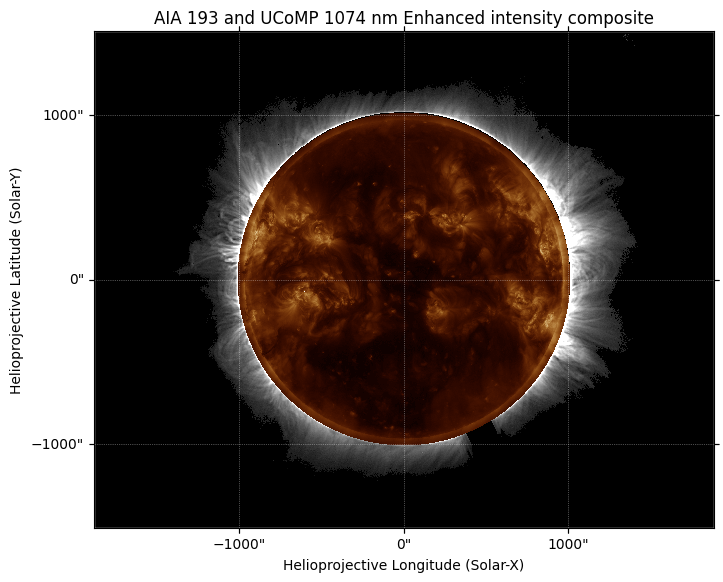
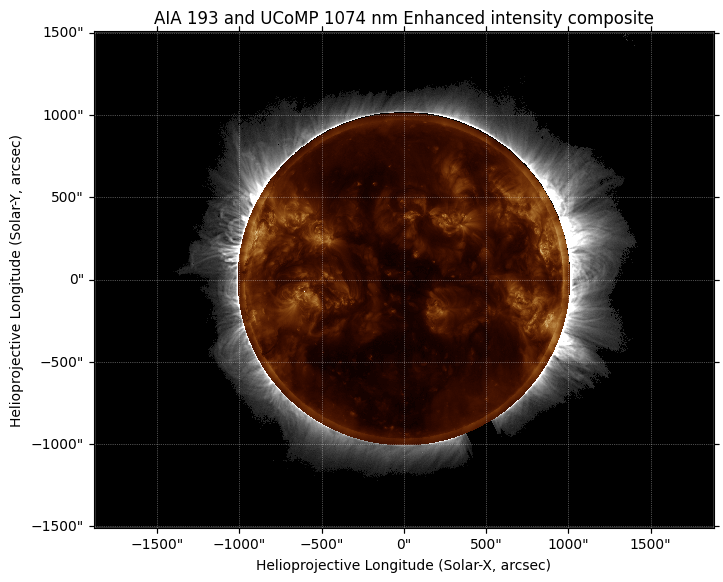
Code edit (unified diff) that turned the first committed figure into the second:
--- before
+++ after
@@ -12,2 +12,6 @@
 ax.set_title(f"AIA 193 and UCoMP "+str(wavelength)+" nm "+data_product_type+" composite")
 ax.set_facecolor("black")
+ax.set_xlabel('Helioprojective Longitude (Solar-X, arcsec)')
+ax.set_ylabel('Helioprojective Longitude (Solar-Y, arcsec)')
+ax.coords[0].set_ticks(number=8)
+ax.coords[1].set_ticks(number=8)

Commit: plotting updates (labels and ticks) for phase 2 and 3 plots in tutorial notebooks